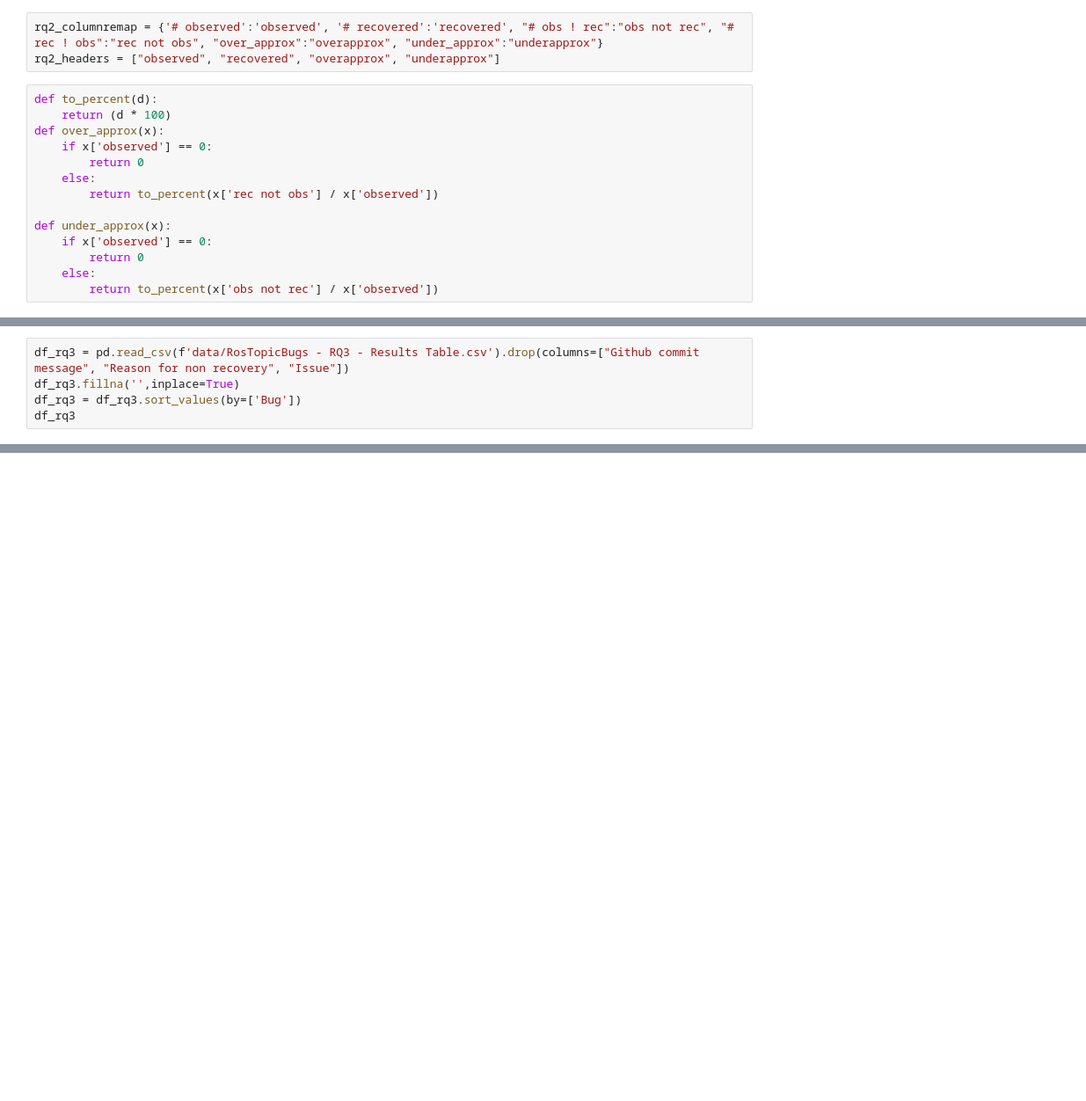
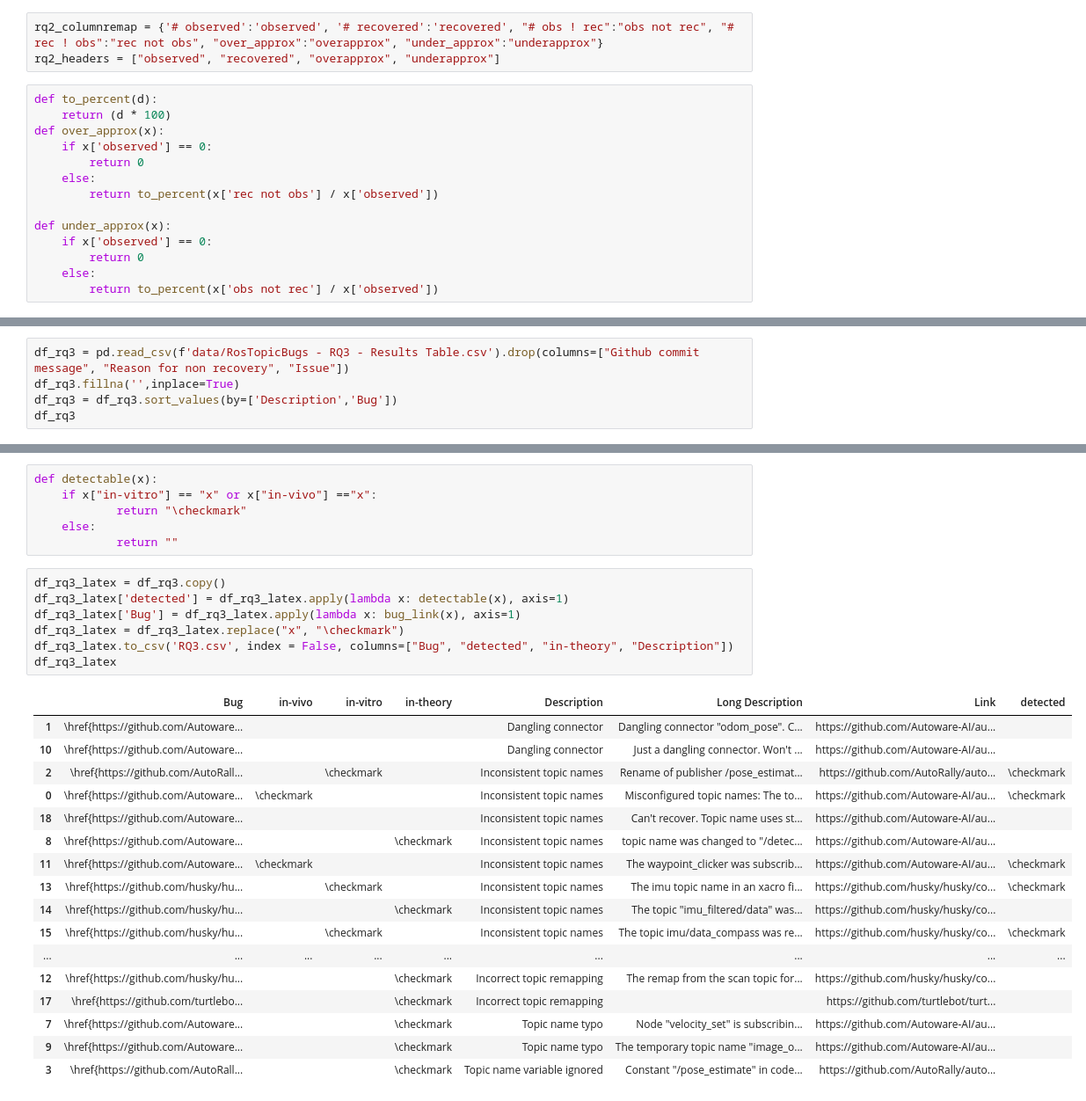
Before and after one commit to cmu-rss-lab/rosdiscover-evaluation, a Jupyter notebook: results/DataAnalysis.ipynb, the cells around one changed output, grey strips where cells are left out. Shown at 88% size. Saved outputs shown, nothing was run; the diff lists cells and outputs as text; blank space fills up the shorter version.

```diff
--- a/results/DataAnalysis.ipynb
+++ b/results/DataAnalysis.ipynb
@@ -244,5 +335,5 @@ df_rq2_all
 # %%
 df_rq3 = pd.read_csv(f'data/RosTopicBugs - RQ3 - Results Table.csv').drop(columns=["Github commit message", "Reason for non recovery", "Issue"])
 df_rq3.fillna('',inplace=True)
-df_rq3 = df_rq3.sort_values(by=['Bug'])
+df_rq3 = df_rq3.sort_values(by=['Description','Bug'])
 df_rq3
@@ -300,0 +400,31 @@ df_rq3_latex
+# %%
+def detectable(x):
+    if x["in-vitro"] == "x" or x["in-vivo"] =="x":
+            return "\checkmark"
+    else:
+            return ""
+# %%
+df_rq3_latex = df_rq3.copy()
+df_rq3_latex['detected'] = df_rq3_latex.apply(lambda x: detectable(x), axis=1)
+df_rq3_latex['Bug'] = df_rq3_latex.apply(lambda x: bug_link(x), axis=1)
+df_rq3_latex = df_rq3_latex.replace("x", "\checkmark")
+df_rq3_latex.to_csv('RQ3.csv', index = False, columns=["Bug", "detected", "in-theory", "Description"])
+df_rq3_latex
+# %% [output]
+|  | Bug | in-vivo | in-vitro | in-theory | Description | Long Description | Link | detected |
+| 1 | \href{https://github.com/Autoware... |  |  |  | Dangling connector | Dangling connector "odom_pose". C... | https://github.com/Autoware-AI/au... |  |
+| 10 | \href{https://github.com/Autoware... |  |  |  | Dangling connector | Just a dangling connector. Won't ... | https://github.com/Autoware-AI/au... |  |
+| 2 | \href{https://github.com/AutoRall... |  | \checkmark |  | Inconsistent topic names | Rename of publisher /pose_estimat... | https://github.com/AutoRally/auto... | \checkmark |
+| 0 | \href{https://github.com/Autoware... | \checkmark |  |  | Inconsistent topic names | Misconfigured topic names: The to... | https://github.com/Autoware-AI/au... | \checkmark |
+| 18 | \href{https://github.com/Autoware... |  |  |  | Inconsistent topic names | Can't recover. Topic name uses st... | https://github.com/Autoware-AI/au... |  |
+| 8 | \href{https://github.com/Autoware... |  |  | \checkmark | Inconsistent topic names | topic name was changed to "/detec... | https://github.com/Autoware-AI/au... |  |
+| 11 | \href{https://github.com/Autoware... | \checkmark |  |  | Inconsistent topic names | The waypoint_clicker was subscrib... | https://github.com/Autoware-AI/au... | \checkmark |
+| 13 | \href{https://github.com/husky/hu... |  | \checkmark |  | Inconsistent topic names | The imu topic name in an xacro fi... | https://github.com/husky/husky/co... | \checkmark |
+| 14 | \href{https://github.com/husky/hu... |  |  | \checkmark | Inconsistent topic names | The topic "imu_filtered/data" was... | https://github.com/husky/husky/co... |  |
+| 15 | \href{https://github.com/husky/hu... |  | \checkmark |  | Inconsistent topic names | The topic imu/data_compass was re... | https://github.com/husky/husky/co... | \checkmark |
+| ... | ... | ... | ... | ... | ... | ... | ... | ... |
+| 12 | \href{https://github.com/husky/hu... |  |  | \checkmark | Incorrect topic remapping | The remap from the scan topic for... | https://github.com/husky/husky/co... |  |
+| 17 | \href{https://github.com/turtlebo... |  |  | \checkmark | Incorrect topic remapping |  | https://github.com/turtlebot/turt... |  |
+| 7 | \href{https://github.com/Autoware... |  |  | \checkmark | Topic name typo | Node "velocity_set" is subscribin... | https://github.com/Autoware-AI/au... |  |
+| 9 | \href{https://github.com/Autoware... |  |  | \checkmark | Topic name typo | The temporary topic name "image_o... | https://github.com/Autoware-AI/au... |  |
+| 3 | \href{https://github.com/AutoRall... |  |  | \checkmark | Topic name variable ignored | Constant "/pose_estimate" in code... | https://github.com/AutoRally/auto... |  |
```
Also changed, not shown: parts of 66 cells of this notebook, 23 other files.
